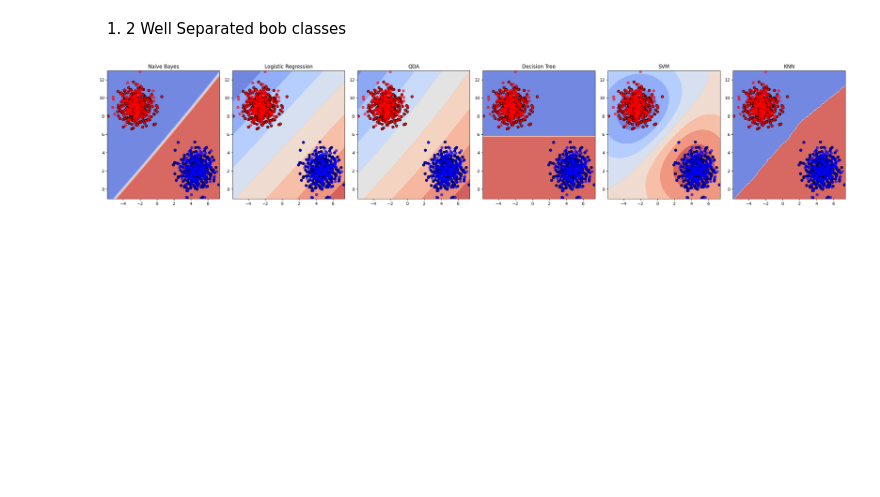
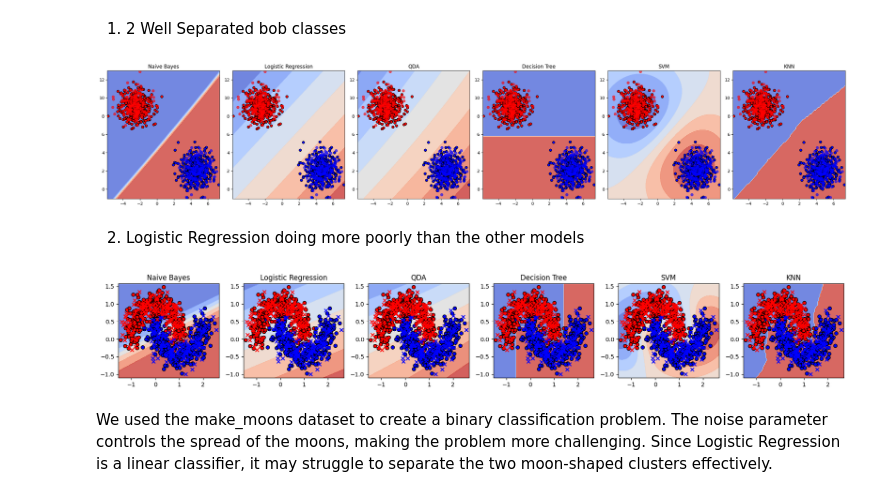
Before and after one commit to DataScienceAndEngineering/hw3p3-s24-comparison-of-ml-classification-algorithms-artjolamelii, a Jupyter notebook: hw3p3.ipynb, the cells around one changed output. Cells and saved outputs as stored; diff of their text form; code cells hidden in the pictures; blank space fills up the shorter version.

Commit message:
Logistic Regression 2

```diff
--- a/hw3p3.ipynb
+++ b/hw3p3.ipynb
@@ -152,3 +152,46 @@ plt.tight_layout()
 plt.show()
 # %% [output]
 [figure]
+# %% [markdown]
+2. Logistic Regression doing more poorly than the other models
+# %%
+X, y = make_moons(n_samples=1000, noise=0.2, random_state=42)
+
+X_train, X_test, y_train, y_test = train_test_split(X, y, test_size=0.3, random_state=42)
+
+fig = plt.figure(figsize=(18, 3))
+i = 1
+
+class_reps_train = {}
+class_reps_test = {}
+
+for name, clf in classifiers.items():
+    ax = plt.subplot(1, len(classifiers), i)
+
+    # Fit classifier
+    clf = make_pipeline(StandardScaler(), clone(clf))
+    clf.fit(X_train, y_train)
+
+    # Make predictions and save
+    y_train_pred = clf.predict(X_train)
+    y_test_pred = clf.predict(X_test)
+    cr_train = classification_report(y_train, y_train_pred, output_dict=True)
+    cr_test = classification_report(y_test, y_test_pred, output_dict=True)
+    class_reps_train[name] = cr_train
+    class_reps_test[name] = cr_test
+
+    DecisionBoundaryDisplay.from_estimator(
+        clf, X, cmap=CM, alpha=0.8, ax=ax, eps=0.1
+    )
+    plt.scatter(x=X_train[:, 0], y=X_train[:, 1], c=y_train, cmap=CM_RB, edgecolors='k')
+    plt.scatter(x=X_test[:, 0], y=X_test[:, 1], c=y_test, cmap=CM_RB, marker='x')
+    ax.set_title(name)
+
+    i += 1
+
+plt.tight_layout()
+plt.show()
+# %% [output]
+[figure, added]
+# %% [markdown]
+We used the make_moons dataset to create a binary classification problem. The noise parameter controls the spread of the moons, making the problem more challenging. Since Logistic Regression is a linear classifier, it may struggle to separate the two moon-shaped clusters effectively.
```
